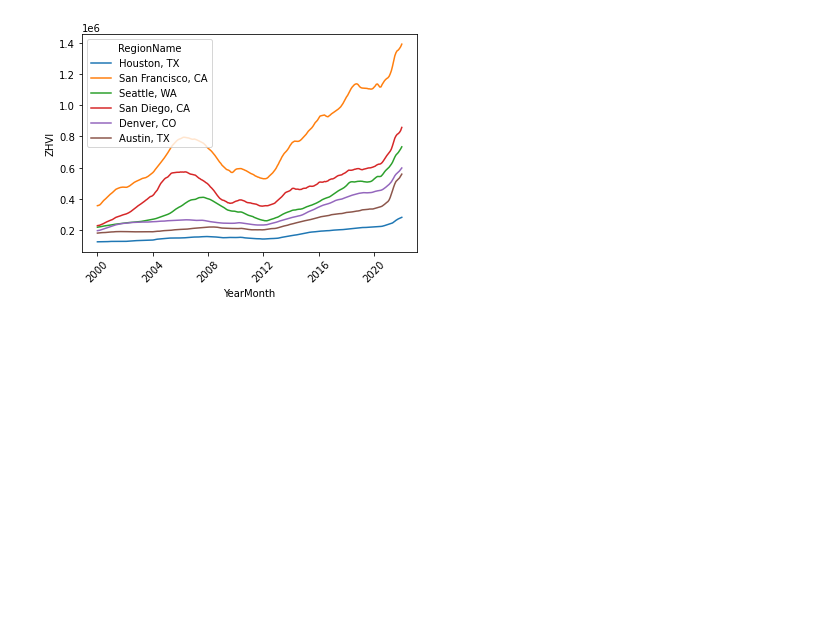
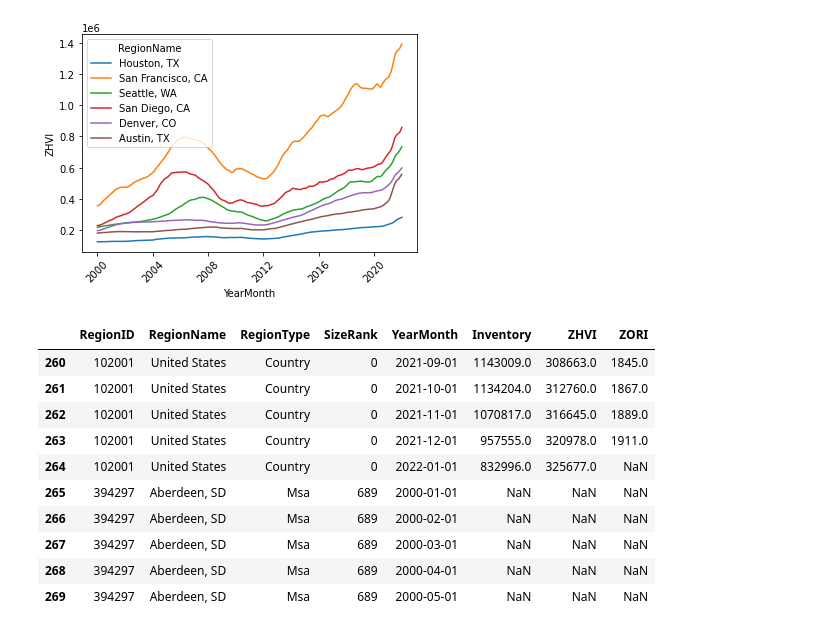
Before and after one commit to blsmxiu47/arcgis-notebooks, a Jupyter notebook: notebooks/housing_market/housing_market_analysis.ipynb, the cells around one changed output. Cells and saved outputs as stored; diff of their text form; code cells hidden in the pictures; blank space fills up the shorter version.

```diff
--- a/notebooks/housing_market/housing_market_analysis.ipynb
+++ b/notebooks/housing_market/housing_market_analysis.ipynb
@@ -696,0 +677,14 @@ def calc_diff(x):
+# %%
+merged_df.iloc[260:270]
+# %% [output]
+|  | RegionID | RegionName | RegionType | SizeRank | YearMonth | Inventory | ZHVI | ZORI |
+| 260 | 102001 | United States | Country | 0 | 2021-09-01 | 1143009.0 | 308663.0 | 1845.0 |
+| 261 | 102001 | United States | Country | 0 | 2021-10-01 | 1134204.0 | 312760.0 | 1867.0 |
+| 262 | 102001 | United States | Country | 0 | 2021-11-01 | 1070817.0 | 316645.0 | 1889.0 |
+| 263 | 102001 | United States | Country | 0 | 2021-12-01 | 957555.0 | 320978.0 | 1911.0 |
+| 264 | 102001 | United States | Country | 0 | 2022-01-01 | 832996.0 | 325677.0 | NaN |
+| 265 | 394297 | Aberdeen, SD | Msa | 689 | 2000-01-01 | NaN | NaN | NaN |
+| 266 | 394297 | Aberdeen, SD | Msa | 689 | 2000-02-01 | NaN | NaN | NaN |
+| 267 | 394297 | Aberdeen, SD | Msa | 689 | 2000-03-01 | NaN | NaN | NaN |
+| 268 | 394297 | Aberdeen, SD | Msa | 689 | 2000-04-01 | NaN | NaN | NaN |
+| 269 | 394297 | Aberdeen, SD | Msa | 689 | 2000-05-01 | NaN | NaN | NaN |
```
Also changed, not shown: parts of 6 cells of this notebook.
